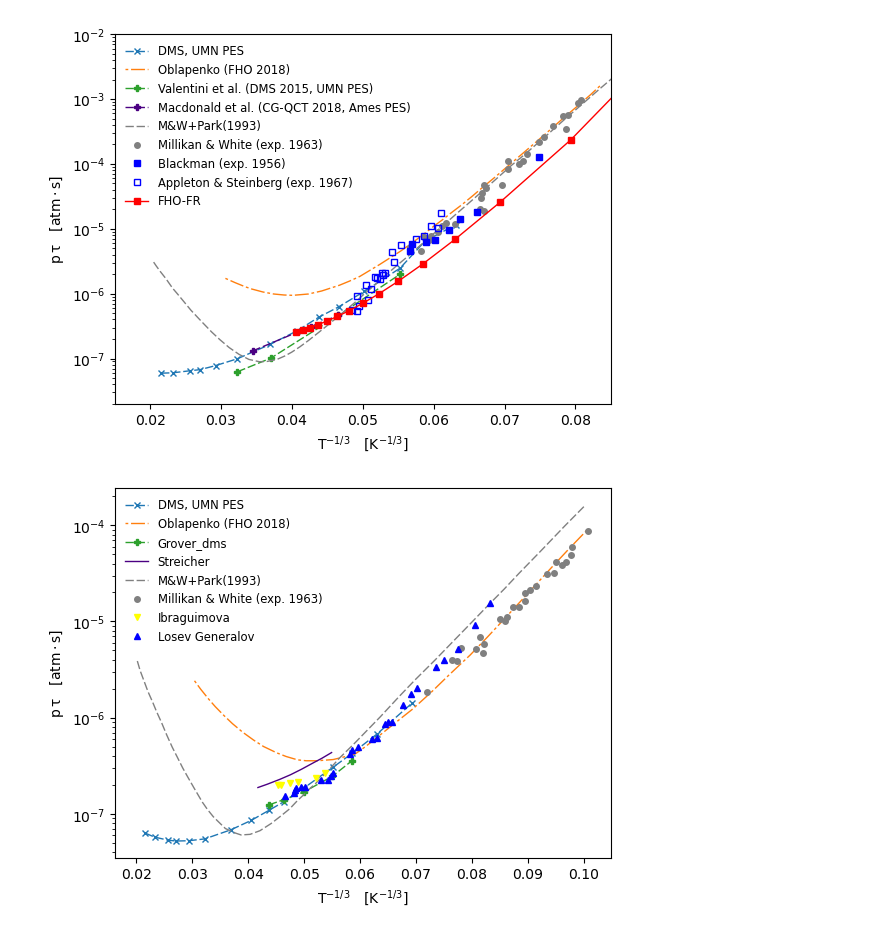
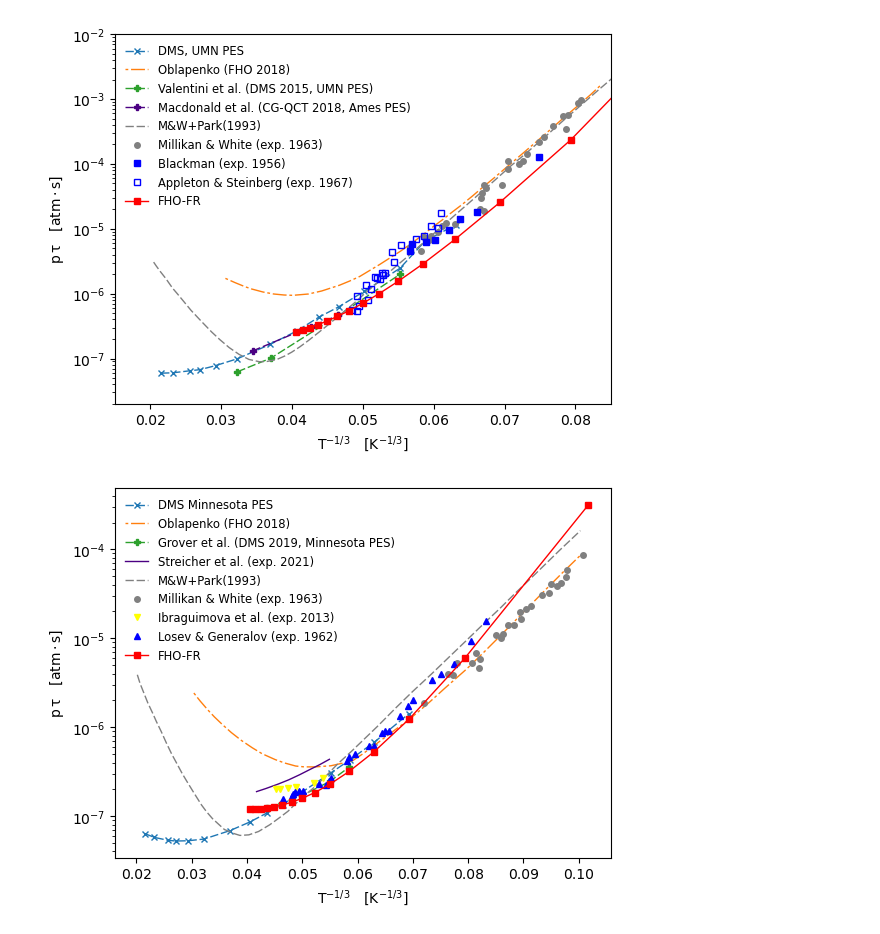
Before and after one commit to st107958/fho_plot, a Jupyter notebook: plots.ipynb, the cells around one changed output. Cells and saved outputs as stored; diff of their text form; code cells hidden in the pictures.

```diff
--- a/plots.ipynb
+++ b/plots.ipynb
@@ -6,7 +6,7 @@ import os
 import matplotlib.pyplot as plt
 
 
-molecules = ["N2-N2", "O2-O2"]
+molecules = ["N2-N2", "O2-O2", "O2-N2_N2-O2"]
 lwidth = 1
 msize = 4
 s = 16
@@ -26,7 +26,7 @@ def get_all_data_points(folder_name: str):
                 data_dict[os.path.splitext(os.path.basename(entry))[0]] = arr
     return data_dict
 # %%
-data = get_all_data_points(molecules[0])
+data = get_all_data_points(molecules[2])
 # %%
 fig, ax = plt.subplots()
 
@@ -80,7 +80,7 @@ fig, ax = plt.subplots()
 
 dms, = ax.plot(data['DMS'][:, 0], data['DMS'][:, 1], 'x', markersize=msize, linewidth=lwidth)
 dms.set_dashes([6, 2])
-dms.set_label('DMS, UMN PES')
+dms.set_label('DMS Minnesota PES')
 
 fho, = ax.plot(data['FHO'][:, 0], data['FHO'][:, 1], linewidth=lwidth)
 fho.set_dashes([2, 2, 10, 2])
@@ -88,37 +88,37 @@ fho.set_label('Oblapenko (FHO 2018)')
 
 grover_dms, = ax.plot(data['Grover_dms'][:, 0], data['Grover_dms'][:, 1], '-P', markersize=msize, linewidth=lwidth)
 grover_dms.set_dashes([6, 2])
-grover_dms.set_label('Grover_dms')
+grover_dms.set_label('Grover et al. (DMS 2019, Minnesota PES)')
 
 streicher, = ax.plot(data['Streicher'][:, 0], data['Streicher'][:, 1], color='indigo', markersize=msize, linewidth=lwidth)
-streicher.set_label('Streicher')
+streicher.set_label('Streicher et al. (exp. 2021)')
 
 mw_park, = ax.plot(data['MW_Park'][:, 0], data['MW_Park'][:, 1], color='gray', linewidth=lwidth)
 mw_park.set_dashes([6, 2])
 mw_park.set_label('M&W+Park(1993)')
 
 mw, = ax.plot(data['MW'][:, 0], data['MW'][:, 1], 'o', color='gray', markersize=msize)
 mw.set_label('Millikan & White (exp. 1963)')
 
 ibraguimova, = ax.plot(data['Ibraguimova'][:, 0], data['Ibraguimova'][:, 1], 'v', color='yellow', markersize=msize)
-ibraguimova.set_label('Ibraguimova')
+ibraguimova.set_label('Ibraguimova et al. (exp. 2013)')
 
 lg, = ax.plot(data['LG'][:, 0], data['LG'][:, 1], '^', color='blue', markersize=msize)
-lg.set_label('Losev Generalov')
+lg.set_label('Losev & Generalov (exp. 1962)')
 
-# fho_fr, = ax.plot((data['FHO_FR'][:, 0]) ** (-1/3), data['FHO_FR'][:, 1], '-s', markersize=msize, linewidth=lwidth, color='red')
-# fho_fr.set_label('FHO-FR')
+fho_fr, = ax.plot((data['FHO_FR'][:, 0]) ** (-1/3), data['FHO_FR'][:, 1], '-s', markersize=msize, linewidth=lwidth, color='red')
+fho_fr.set_label('FHO-FR')
 
 ax.set_yscale('log')
 plt.legend(frameon=False, framealpha=0, fontsize='small')
 
 # ax.grid(True)
 # ax.set_xlim(0.015, 0.085)
 # ax.set_ylim(0.2e-7, 1e-2)
 ax.set_xlabel(r'$\mathrm{T^{-1/3} \quad [K^{-1/3}]}$')
 ax.set_ylabel(r'$\mathrm{ p \, \tau \quad [atm \cdot s]}$')
 plt.show()
 
 fig.savefig(molecules[1] + '.png', dpi=600)
 # %% [output]
-[figure, old version]
+[figure, new version]
```
Also changed, not shown: parts of 1 cell of this notebook, 54 other files.
